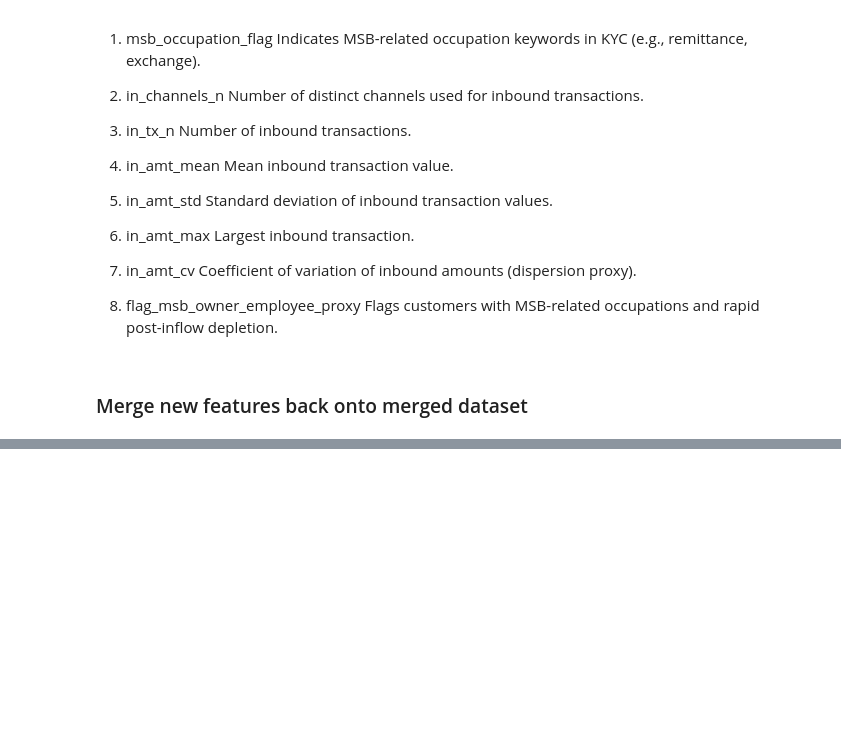
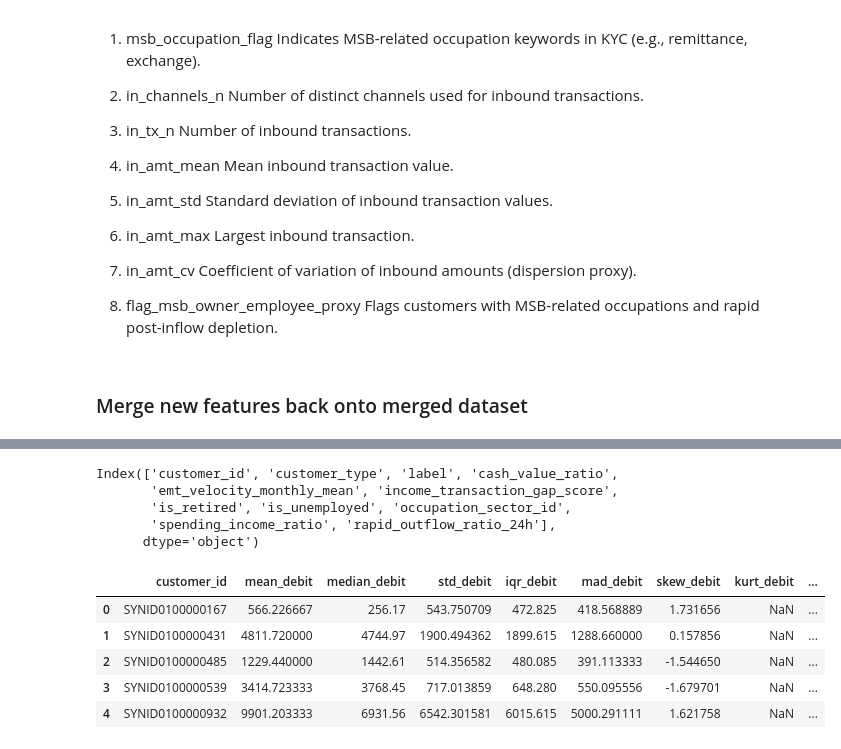
Before and after one commit to GuanlinTony/IMI_Case_Codes, a Jupyter notebook: feature_engineering_all.ipynb, the cells around one changed output, grey strips where cells are left out. Saved outputs shown, nothing was run; the diff lists cells and outputs as text; code cells hidden in the pictures; blank space fills up the shorter version.

```diff
--- a/feature_engineering_all.ipynb
+++ b/feature_engineering_all.ipynb
@@ -2377,0 +2393,10 @@ print(f"\nFeatures saved to: output_path")
+# %%
+tony.columns
+# %% [output]
+Index(['customer_id', 'customer_type', 'label', 'cash_value_ratio',
+       'emt_velocity_monthly_mean', 'income_transaction_gap_score',
+       'is_retired', 'is_unemployed', 'occupation_sector_id',
+       'spending_income_ratio', 'rapid_outflow_ratio_24h'],
+      dtype='object')
+# %%
+tns_dist = pd.read_parquet("tns_dist_data.parquet")
@@ -2377,0 +2405,9 @@ print(f"\nFeatures saved to: output_path")
+# %%
+tns_dist.head()
+# %% [output]
+|  | customer_id | mean_debit | median_debit | std_debit | iqr_debit | mad_debit | skew_debit | kurt_debit | ... |
+| 0 | SYNID0100000167 | 566.226667 | 256.17 | 543.750709 | 472.825 | 418.568889 | 1.731656 | NaN | ... |
+| 1 | SYNID0100000431 | 4811.720000 | 4744.97 | 1900.494362 | 1899.615 | 1288.660000 | 0.157856 | NaN | ... |
+| 2 | SYNID0100000485 | 1229.440000 | 1442.61 | 514.356582 | 480.085 | 391.113333 | -1.544650 | NaN | ... |
+| 3 | SYNID0100000539 | 3414.723333 | 3768.45 | 717.013859 | 648.280 | 550.095556 | -1.679701 | NaN | ... |
+| 4 | SYNID0100000932 | 9901.203333 | 6931.56 | 6542.301581 | 6015.615 | 5000.291111 | 1.621758 | NaN | ... |
```
Also changed, not shown: parts of 23 cells of this notebook.
